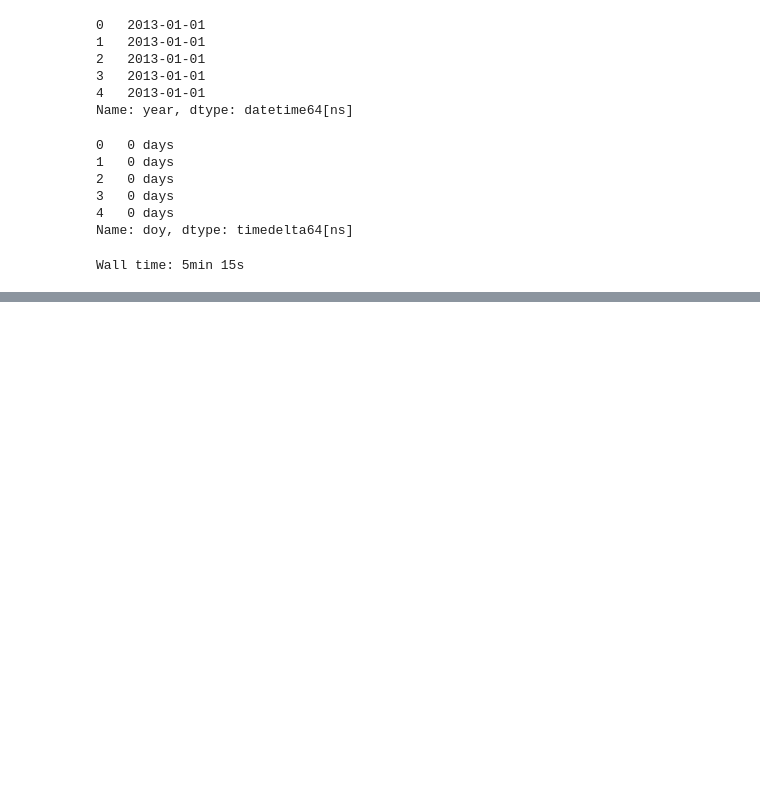
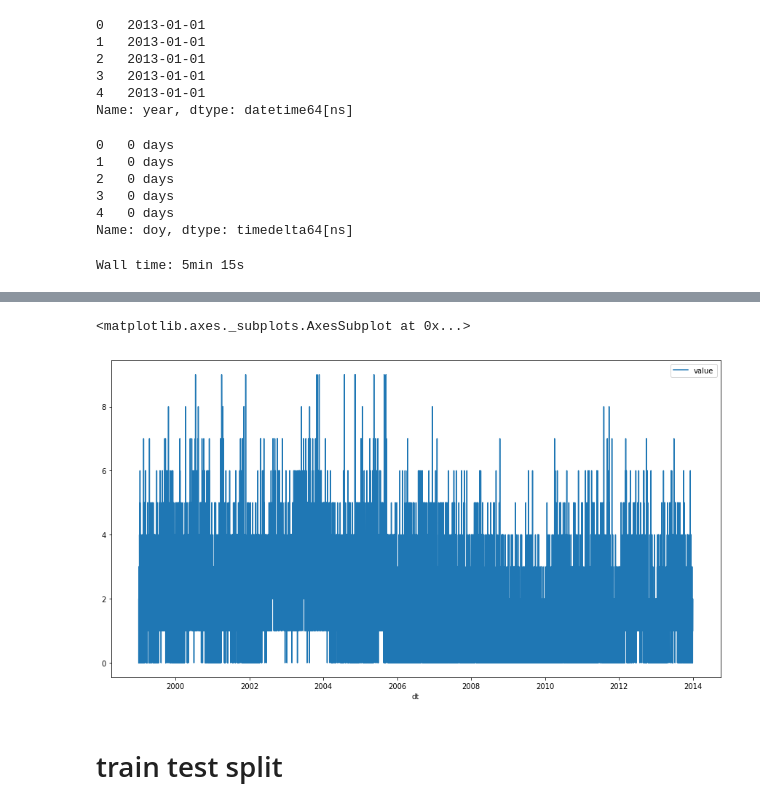
Before and after one commit to GDAI-inov/Space, a Jupyter notebook: 우주 .ipynb, the cells around one changed output, grey strips where cells are left out. Saved outputs shown, nothing was run; the diff lists cells and outputs as text; code cells hidden in the pictures; blank space fills up the shorter version.

```diff
--- a/우주 .ipynb
+++ b/우주 .ipynb
@@ -188,0 +178,18 @@ for year in range(1999,2014):
+# %%
+target = target.melt(['date'])
+# %%
+target['variable'] = target.variable.map({
+                        "kp_0h":0,
+                        "kp_3h":3,
+                        "kp_6h":6,
+                        "kp_9h":9,
+                        "kp_12h":12,
+                        "kp_15h":15,
+                        "kp_18h":18,
+                        "kp_21h":21,
+                    })
+# %%
+target['dt'] = pd.to_datetime(target["date"]) + \
+         target["variable"].apply(pd.Timedelta, unit="h")
+# %%
+target = target.drop(["date", "variable"], axis=1).set_index("dt").sort_index()
@@ -188,0 +220,8 @@ for year in range(1999,2014):
+# %%
+plt.figure(figsize=(15, 8))
+sns.lineplot(data=target)
+# %% [output]
+<matplotlib.axes._subplots.AxesSubplot at 0x...>
+[figure, added]
+# %% [markdown]
+# train test split
```
Also changed, not shown: parts of 26 cells of this notebook.
